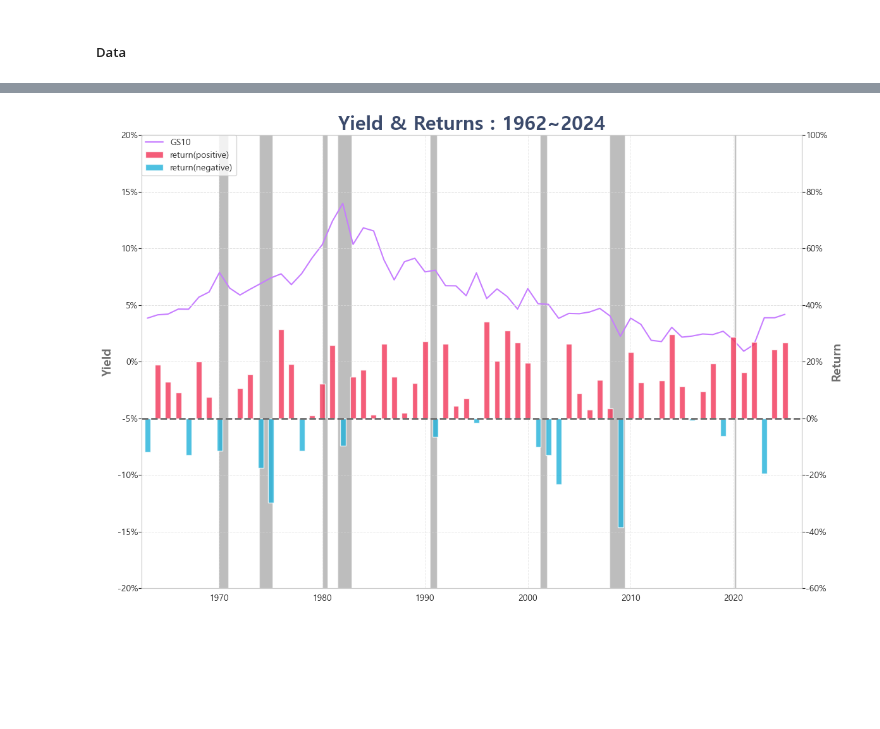
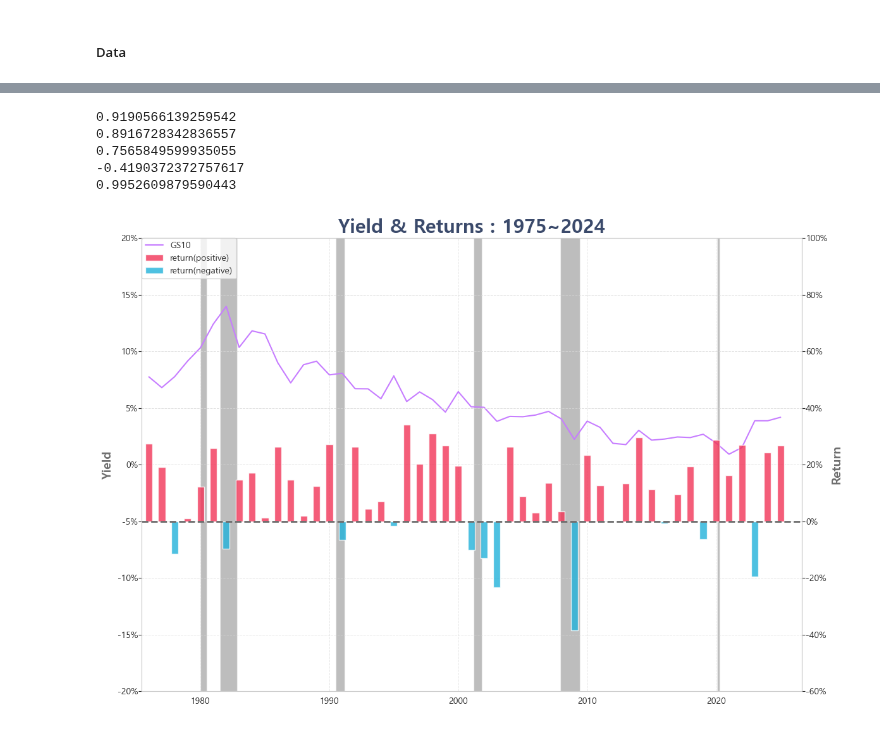
Before and after one commit to sdjhs0327/ws_fn, a Jupyter notebook: strategy/99_04_Report_portfolio.ipynb, the cells around one changed output, grey strips where cells are left out. Drawn from its saved outputs; the diff is of its cells as text; code cells hidden in the pictures; blank space fills up the shorter version.

```diff
--- a/strategy/99_04_Report_portfolio.ipynb
+++ b/strategy/99_04_Report_portfolio.ipynb
@@ -79,9 +63,15 @@ def percent_formatter(x, pos):
 # %%
-df = data_funcs.get_merged_df('^IXIC', '^GSPC', 'GC=F')
+df = data_funcs.get_merged_df('^IXIC', '^GSPC', 'SCHD', 'GC=F', 'TLT', '^DJI')
 DGS20 = fred.get_series('DGS20')
 DGS10 = fred.get_series('DGS10')
-DGS2 = fred.get_series('DGS2')
-DTB3 = fred.get_series('DTB3')
-DFF = fred.get_series('DFF')
+# DGS2 = fred.get_series('DGS2')
+# DTB3 = fred.get_series('DTB3')
+# DFF = fred.get_series('DFF')
 df = df.fillna(method = 'pad')
+df['Gold'] = gold['Gold']
+df['DGS10'] = DGS10
+df['DGS20'] = DGS20
+
+df = df[['SCHD', '^GSPC', '^DJI', '^IXIC', 'TLT', 'DGS10', 'DGS20', 'Gold', 'GC=F']]
+df.columns = ['SCHD', 'S&P500', 'DowJones', 'NASDAQ', 'TLT', 'DGS10', 'DGS20', 'Gold', 'GC=F']
 # %% [output]
@@ -99,2 +99,21 @@ rate_data = rate_data.fillna(method='pad').dropna(subset=['GS10Y'])
+# %%
+## Imputation
+df_imputed = myfuncs.imputation(df, 'S&P500', 'DowJones')
+df_imputed = myfuncs.imputation(df_imputed, 'DowJones', 'SCHD')
+df_imputed = myfuncs.imputation(df_imputed, 'DGS10', 'DGS20')
+df_imputed = myfuncs.imputation(df_imputed, 'DGS20', 'TLT')
+df_imputed = myfuncs.imputation(df_imputed, 'GC=F', 'Gold')
+dataset = df_imputed[gold.index[0]:][['SCHD', 'S&P500', 'DowJones', 'NASDAQ', 'TLT', 'Gold']]
+dataset = dataset.fillna(method='pad')
+dataset = dataset/dataset.iloc[0] * 100
+# %% [output]
+0.9190566139259542
+0.8916728342836557
+0.7565849599935055
+-0.4190372372757617
+0.9952609879590443
+# %%
+## 분석 대상 지수
+ticker = 'S&P500'
 # %%
 ## 경기침체와 MDD
@@ -123,9 +141,18 @@ mdd_df['경기침체']['2020-01-31':'2020-04-03'] = '코로나'
 # %%
 data = dataset.copy()
 
-data['GS10'] = rate_data['GS10Y'].copy()
+new_data = pd.DataFrame({
+    'SCHD': [100],
+    'S&P500': [100],
+    'DowJones': [100],
+    'NASDAQ': [100],
+    'TLT': [100],
+    'Gold': [100]
+}, index=[pd.to_datetime('1974-12-31')])
+
+data = pd.concat([new_data, data])
+data['GS10'] = df_imputed['DGS10'].copy()
 data = data.fillna(method='pad')
-
 data = data.resample('Y').last()
 
 data['return'] = data[ticker].pct_change()
@@ -143,7 +170,7 @@ ax1.set_ylim([-20, 20])
 ax1.set_xlim([min(data.index) - dt.timedelta(days=200),
               max(data.index) + dt.timedelta(days=600)])
 
-plt.gca().yaxis.set_major_formatter(FuncFormatter(percent_formatter))
+plt.gca().yaxis.set_major_formatter(FuncFormatter(myfuncs.percent_formatter))
 plt.gca().tick_params(axis="y", pad=1)  # Y축 눈금 패딩 조정
 plt.grid(color=color_around2, linestyle="--", linewidth=0.7, alpha=0.7)
 
@@ -159,32 +186,32 @@ ax2.axhline(0, color=color_around, linestyle='--', linewidth=2)
 ax2.set_ylabel("Return", fontsize=14, fontweight="bold", color=color_around)
 ax2.set_ylim([-60, 100])
 
-plt.gca().yaxis.set_major_formatter(FuncFormatter(percent_formatter))
+plt.gca().yaxis.set_major_formatter(FuncFormatter(myfuncs.percent_formatter))
 plt.gca().tick_params(axis="y", pad=1)  # Y축 눈금 패딩 조정
 plt.grid(color=color_around2, linestyle="--", linewidth=0.7, alpha=0.7)
 
 plt.title(f"Yield & Returns : {data.index.year[0]}~{data.index.year[-1]}", fontsize=22, fontweight='bold', color=color_basic)
 handler1, label1 = ax1.get_legend_handles_labels()
 handler2, label2 = ax2.get_legend_handles_labels()
 ax2.legend(handler1 + handler2, label1 + label2, loc=2, borderaxespad=0.)
 
 
 ## 경기침체
 # ax1.axvspan('1948-11-01', '1949-10-28', facecolor=color_around, alpha=0.45)
 # ax1.axvspan('1953-07-01', '1954-05-28', facecolor=color_around, alpha=0.45)
 # ax1.axvspan('1957-08-01', '1958-04-28', facecolor=color_around, alpha=0.45)
 # ax1.axvspan('1960-04-01', '1961-02-28', facecolor=color_around, alpha=0.45)
 ax1.axvspan('1969-12-01', '1970-10-29', facecolor=color_around, alpha=0.45)
 ax1.axvspan('1973-11-05', '1975-03-03', facecolor=color_around, alpha=0.45)
 ax1.axvspan('1980-01-02', '1980-07-02', facecolor=color_around, alpha=0.45)
 ax1.axvspan('1981-07-01', '1982-11-03', facecolor=color_around, alpha=0.45)
 ax1.axvspan('1990-07-05', '1991-03-01', facecolor=color_around, alpha=0.45)
 ax1.axvspan('2001-03-02', '2001-11-02', facecolor=color_around, alpha=0.45)
 ax1.axvspan('2007-12-04', '2009-06-01', facecolor=color_around, alpha=0.45)
 ax1.axvspan('2020-01-31', '2020-04-03', facecolor=color_around, alpha=0.45)
 ## ax1.axvspan('2023-09-01', '2024-03-31', facecolor=color_around, alpha=0.45)
 
 plt.tight_layout()
 plt.show()
 # %% [output]
-[figure, old version]
+[figure, new version]
```
Also changed, not shown: parts of 19 cells of this notebook, 3 other files.
